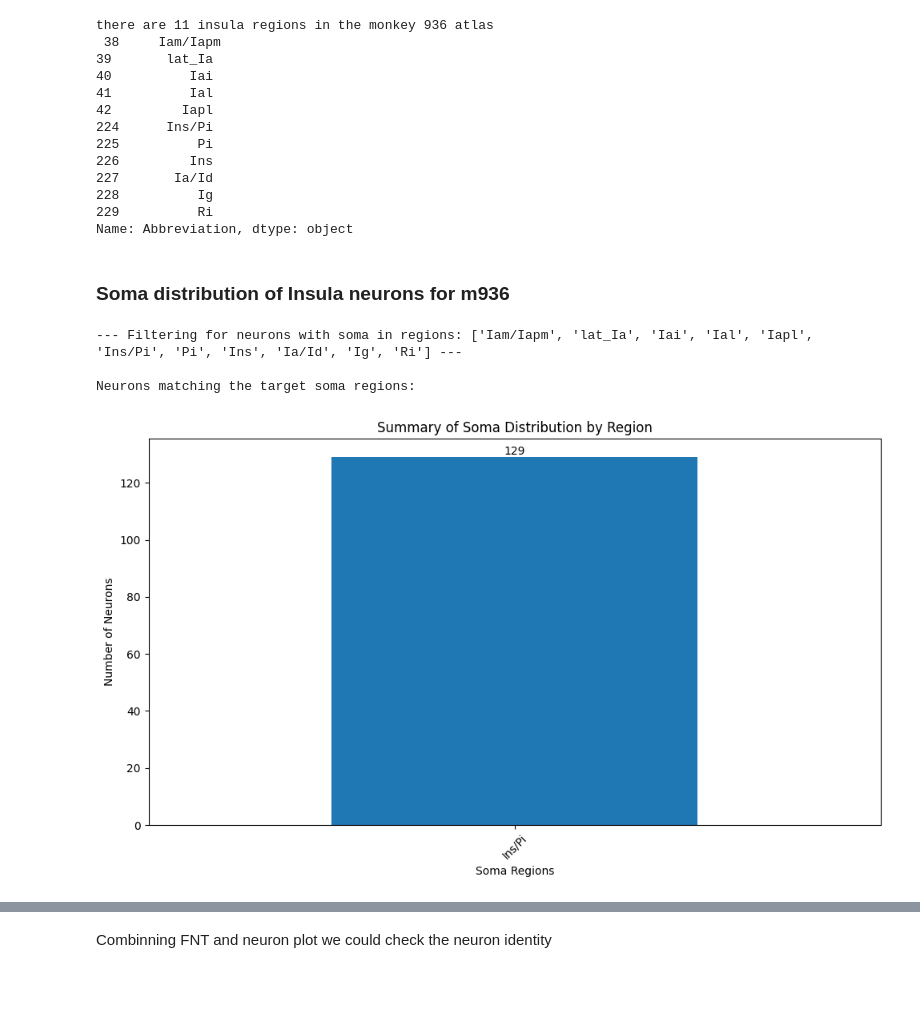
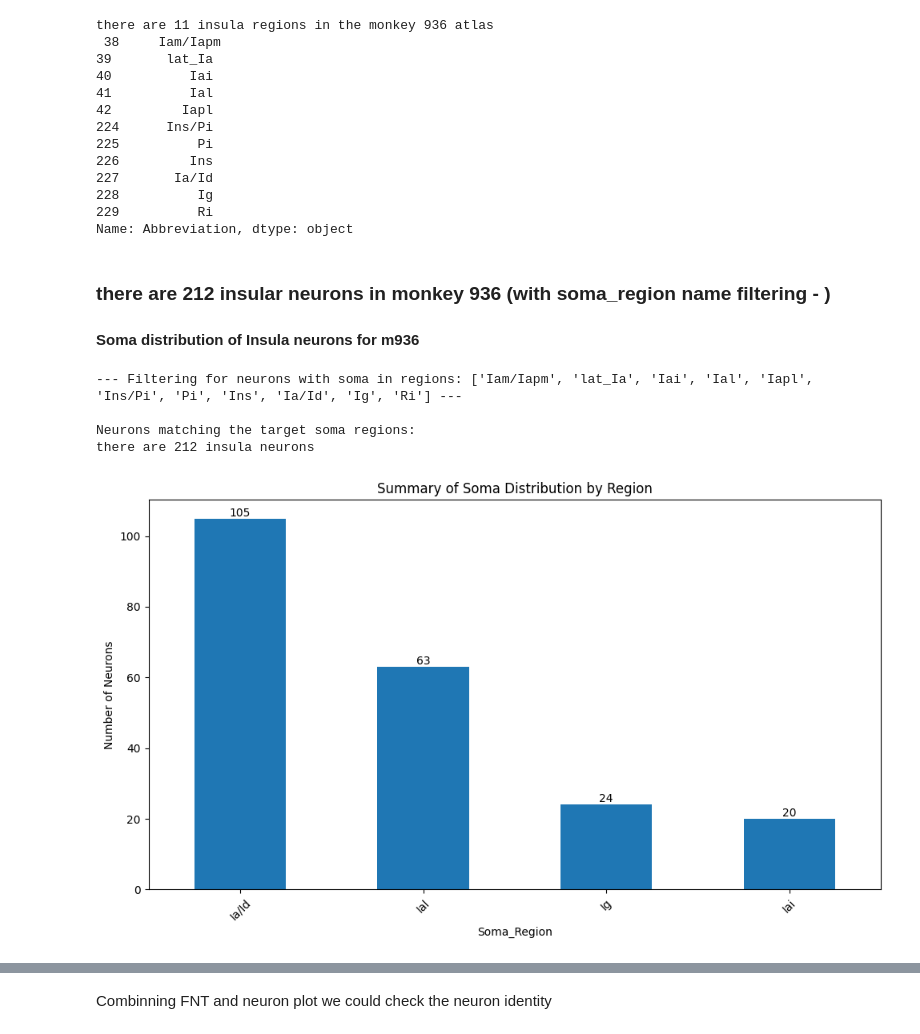
Before and after one commit to InteroAnat/projectome_analysis, a Jupyter notebook: main_scripts/monkey_936_analysis.ipynb, the cells around one changed output, grey strips where cells are left out. Drawn from its saved outputs; the diff is of its cells as text; code cells hidden in the pictures; blank space fills up the shorter version.

```diff
--- a/main_scripts/monkey_936_analysis.ipynb
+++ b/main_scripts/monkey_936_analysis.ipynb
@@ -114,0 +69,16 @@ global_id_df[global_id_df['Abbreviation'] == 'Thal']
+# %%
+
+atlas_path = r'D:\projectome_analysis\atlas\nmt_structure_with_hiearchy.nii.gz'
+table_path = r'D:\projectome_analysis\atlas\nmt_structures_labels.txt'
+template_path = r'D:\projectome_analysis\atlas\NMT_v2.0_sym\NMT_v2.0_sym\NMT_v2.0_sym_SS.nii'
+
+
+atlas = nib.load(atlas_path)
+reso = np.diag(atlas.affine) [0:3]
+
+print(f'Atlas dimension {atlas.shape}, Voxel reso: {reso} mm \n \n ')
+
+combined_atlas_nii = nib.load(atlas_path)
+atlas_data = combined_atlas_nii.get_fdata()
+global_id_df = pd.read_csv(table_path, delimiter='\t')
+template_nii = nib.load(template_path)
@@ -115,6 +89,6 @@ global_id_df[global_id_df['Abbreviation'] == 'Thal']
 # %%
 
 
-pop = ra.PopulationRegionAnalysis('251637', atlas, global_id_df)
-pop.process(level=1) #corresponding to level 2
+pop = ra.PopulationRegionAnalysis('251637', atlas_data, global_id_df,template_img=template_nii,nii_space='monkey')
+pop.process(limit = None, level=6)
 # %% [output]
@@ -195,28 +164,42 @@ there are 11 insula regions in the monkey 936 atlas
 229          Ri
 Name: Abbreviation, dtype: object
 # %% [markdown]
-### Soma distribution of Insula neurons for m936
+### there are 212 insular neurons in monkey 936 (with soma_region name filtering - )
+#### Soma distribution of Insula neurons for m936
 # %%
 
 neuron_analysis_df = pop.plot_dataframe
 
 
 target_soma_regions = insula_abbr_table.tolist()
 
 print(f"\n--- Filtering for neurons with soma in regions: {target_soma_regions} ---")
 
 filtered_neurons_df = neuron_analysis_df[neuron_analysis_df['Soma_Region'].isin(target_soma_regions)]
 
 if not filtered_neurons_df.empty:
     print("\nNeurons matching the target soma regions:")
     # Display relevant columns for the filtered neurons
     # print(filtered_neurons_df[['NeuronID', 'Soma_Region', 'Projection_length']])
 else:
     print("No neurons found with soma regions in the specified list.")
+def plot_soma_distribution(df):
+        soma_counts = df['Soma_Region'].value_counts()
+        fig, ax = plt.subplots(figsize=(10, 6))
+        soma_counts.plot(kind='bar', ax=ax)
+        ax.set_title('Summary of Soma Distribution by Region')
+        ax.set_ylabel('Number of Neurons')
+        plt.xticks(rotation=45)
+        plt.tight_layout()
 
-ra.plot_soma_distribution(filtered_neurons_df)
+        for i, height in enumerate(soma_counts):
+            ax.text(i, height, str(height), ha='center', va='bottom')
+        plt.show()
+print(f'there are {len(filtered_neurons_df)} insula neurons  ')
+plot_soma_distribution(filtered_neurons_df)
 # %% [output]
 --- Filtering for neurons with soma in regions: ['Iam/Iapm', 'lat_Ia', 'Iai', 'Ial', 'Iapl', 'Ins/Pi', 'Pi', 'Ins', 'Ia/Id', 'Ig', 'Ri'] ---
 
 Neurons matching the target soma regions:
+there are 212 insula neurons
-[figure, old version]
+[figure, new version]
```
Also changed, not shown: parts of 21 cells of this notebook.
